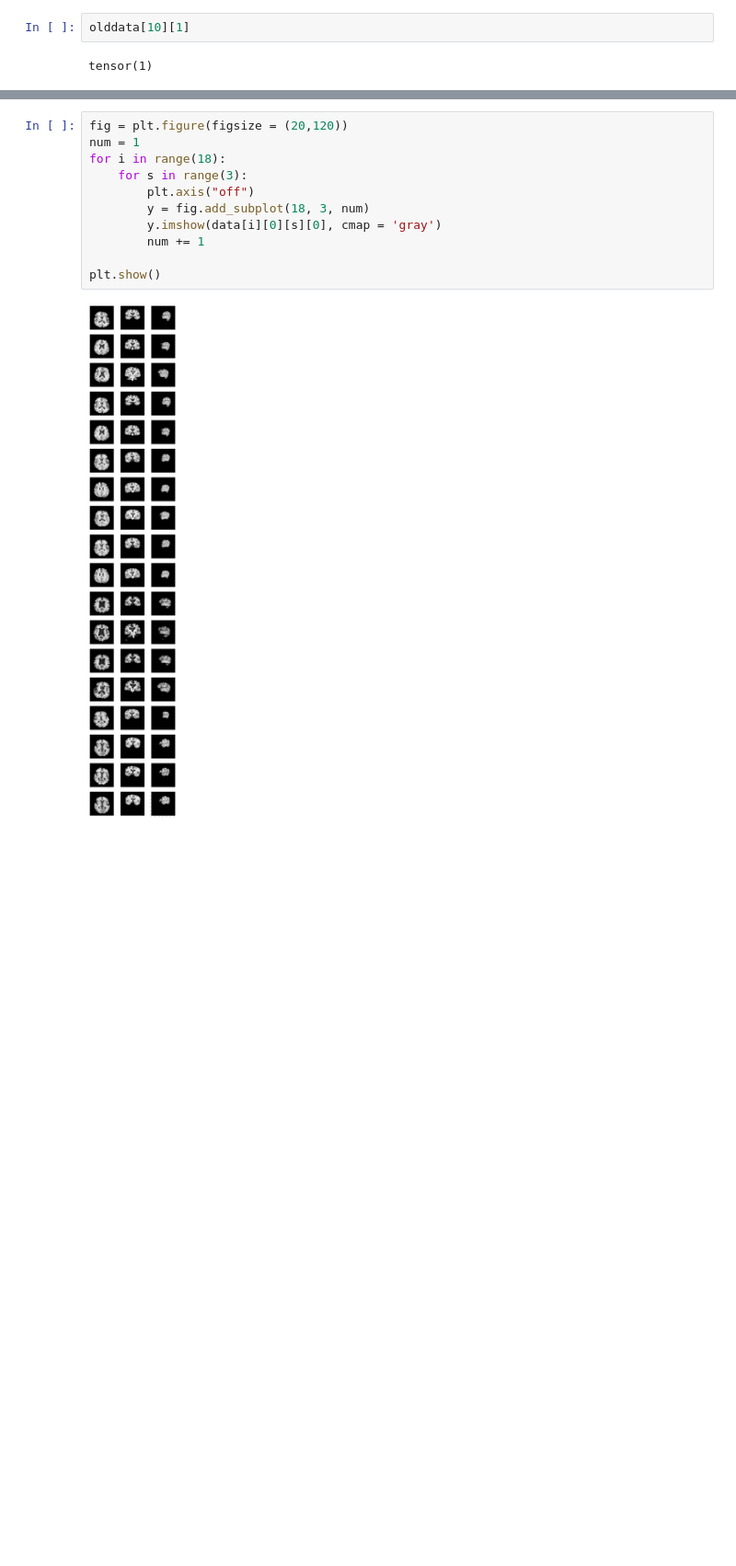
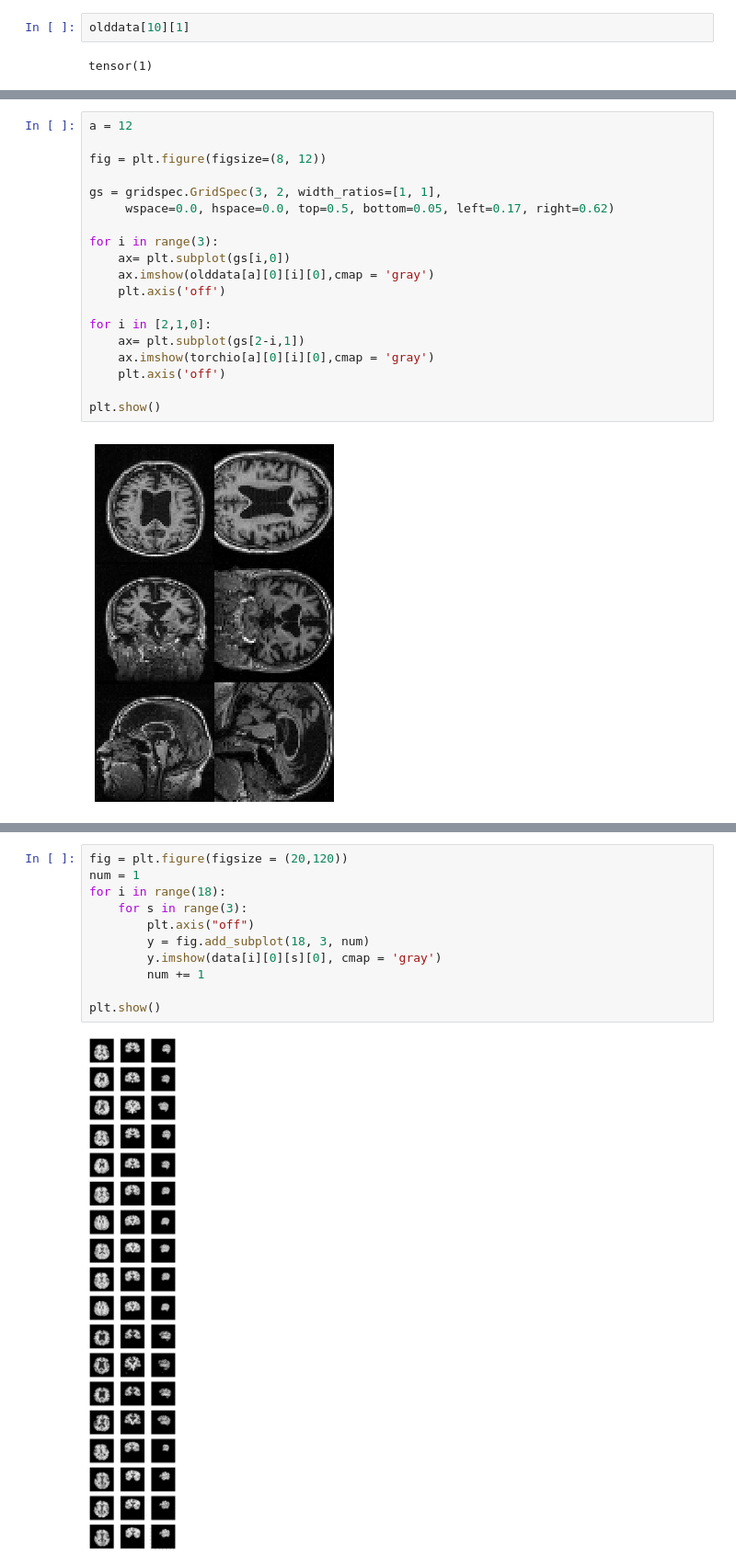
Before and after one commit to sunnywang319/alzheimersdeeplearning, a Jupyter notebook: gan/generateimages.ipynb, the cells around one changed output, grey strips where cells are left out. Shown at 92% size. Saved outputs shown, nothing was run; the diff lists cells and outputs as text; blank space fills up the shorter version.

```diff
--- a/gan/generateimages.ipynb
+++ b/gan/generateimages.ipynb
@@ -79,3 +86,24 @@ plt.show()
+# %%
+a = 12
+
+fig = plt.figure(figsize=(8, 12))
+
+gs = gridspec.GridSpec(3, 2, width_ratios=[1, 1],
+     wspace=0.0, hspace=0.0, top=0.5, bottom=0.05, left=0.17, right=0.62)
+
+for i in range(3):
+    ax= plt.subplot(gs[i,0])
+    ax.imshow(olddata[a][0][i][0],cmap = 'gray')
+    plt.axis('off')
+
+for i in [2,1,0]:
+    ax= plt.subplot(gs[2-i,1])
+    ax.imshow(torchio[a][0][i][0],cmap = 'gray')
+    plt.axis('off')
+
+plt.show()
+# %% [output]
+[figure, added]
 # %%
 import torchvision
 from torch.utils.data import Dataset, DataLoader
```
Also changed, not shown: parts of 5 cells of this notebook, 6 other files.
